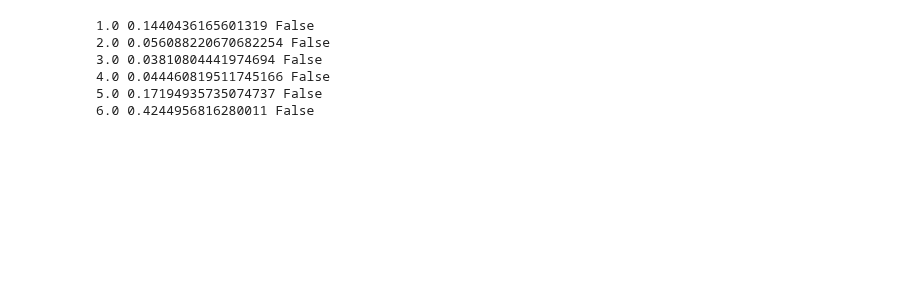
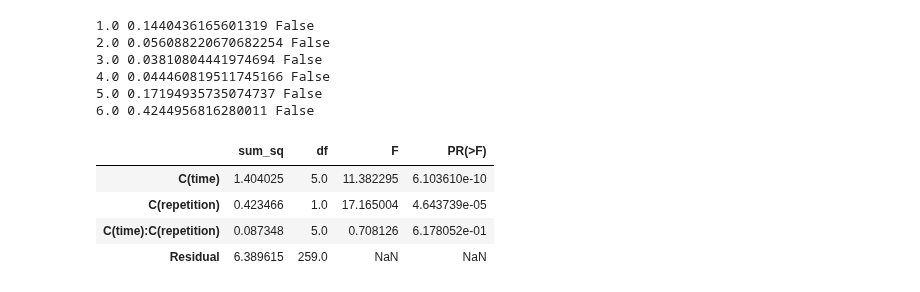
Before and after one commit to whock3/ratterdam, a Jupyter notebook: maanasa/CODES/2022_05_29_pv_correlation_rep_nonrep.ipynb, the cells around one changed output. Drawn from its saved outputs; the diff is of its cells as text; code cells hidden in the pictures; blank space fills up the shorter version.

Commit message:
adding ANOVA 2 factor

```diff
--- a/maanasa/CODES/2022_05_29_pv_correlation_rep_nonrep.ipynb
+++ b/maanasa/CODES/2022_05_29_pv_correlation_rep_nonrep.ipynb
@@ -198,3 +201,12 @@ for time_curr in all_time_curr:
 4.0 0.044460819511745166 False
 5.0 0.17194935735074737 False
 6.0 0.4244956816280011 False
+# %%
+model = ols('correlation ~ C(time) + C(repetition) + C(time):C(repetition)', data=df_corr).fit()
+sm.stats.anova_lm(model, typ=2)
+# %% [output]
+|  | sum_sq | df | F | PR(>F) |
+| C(time) | 1.404025 | 5.0 | 11.382295 | 6.103610e-10 |
+| C(repetition) | 0.423466 | 1.0 | 17.165004 | 4.643739e-05 |
+| C(time):C(repetition) | 0.087348 | 5.0 | 0.708126 | 6.178052e-01 |
+| Residual | 6.389615 | 259.0 | NaN | NaN |
```
Also changed, not shown: parts of 2 cells of this notebook.
